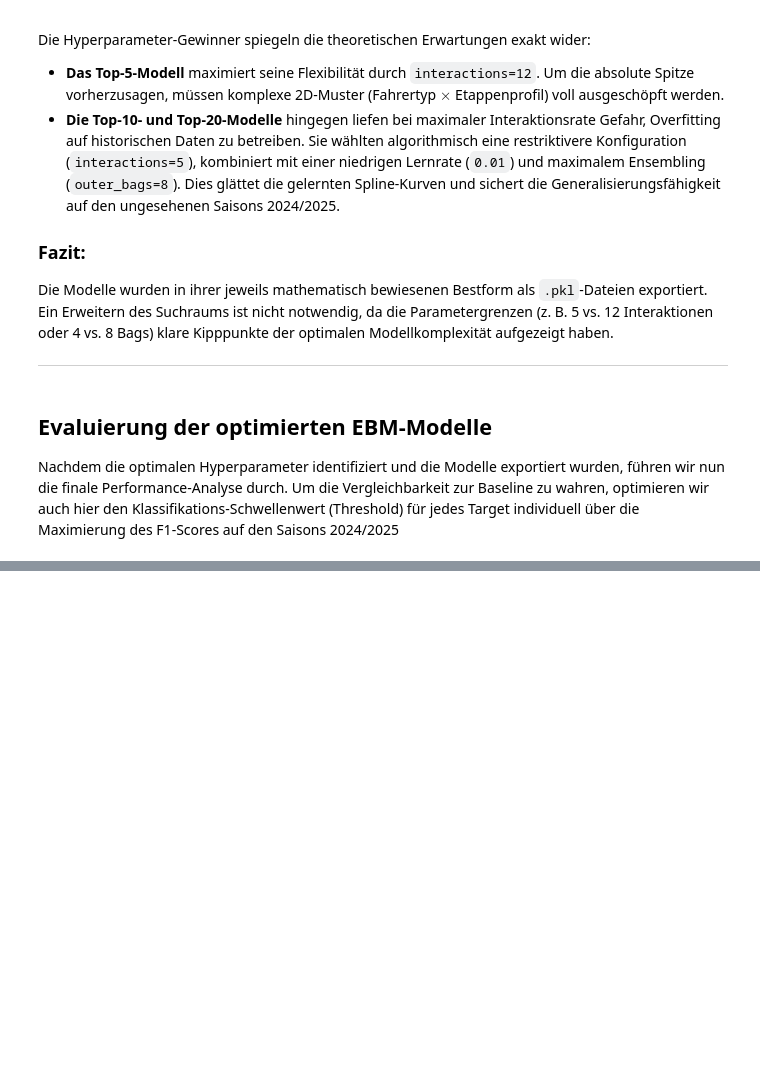
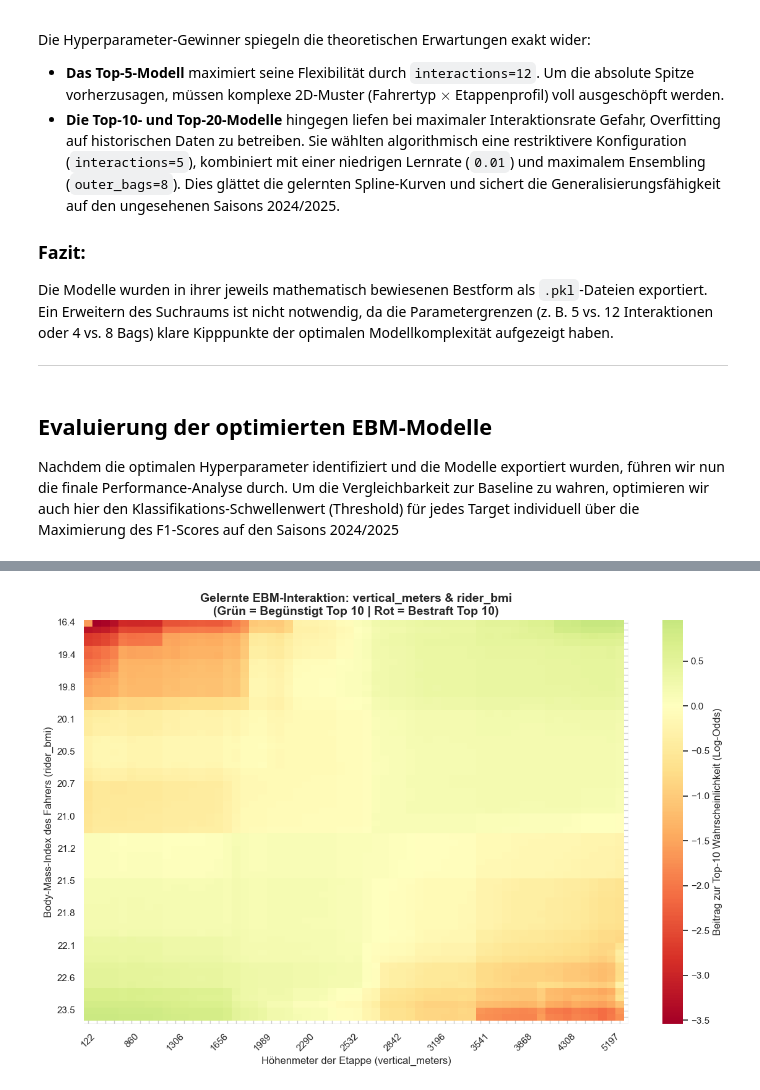
Before and after one commit to LPI24/GADA-Group3-Cycling-Stage-Prediction, a Jupyter notebook: src/Notebooks/10-01-02_EBM_final.ipynb, the cells around one changed output, grey strips where cells are left out. Drawn from its saved outputs; the diff is of its cells as text; code cells hidden in the pictures; blank space fills up the shorter version.

```diff
--- a/src/Notebooks/10-01-02_EBM_final.ipynb
+++ b/src/Notebooks/10-01-02_EBM_final.ipynb
@@ -715,0 +856,51 @@ for target in target_cols:
+# %%
+# Das beste Top-10 Modell auswählen
+best_ebm_top10 = best_models_tracker['target_top_10']['model']
+
+# Den Index der gewünschten Interaktion finden
+# Wir suchen nach dem exakten Namen in der Liste der gelernten Terme
+interaction_name = 'vertical_meters & rider_bmi'
+
+term_index = best_ebm_top10.term_names_.index(interaction_name)
+
+# Die gelernten Daten (Bin-Grenzen und Scores) extrahieren
+exp = best_ebm_top10.explain_global()
+data_dict = exp.data(term_index)
+
+# Matrix der gelernten Scores abgreifen
+scores = data_dict['scores']
+x_bins = data_dict['left_names']  # vertical_meters Bins
+y_bins = data_dict['right_names'] # rider_bmi Bins
+
+# Roh-Labels formatieren
+x_labels_raw = [f"{float(x):.0f}" if isinstance(x, (int, float)) else str(x) for x in x_bins]
+y_labels_raw = [f"{float(y):.1f}" if isinstance(y, (int, float)) else str(y) for y in y_bins]
+
+# 4. Masken für die Achsen-Ticks erstellen (alle Werte außer jedem 5. ausblenden)
+# Wenn ein Label nicht angezeigt werden soll, übergeben wir False an Seaborn
+x_ticks = [label if idx % 5 == 0 else "" for idx, label in enumerate(x_labels_raw)]
+y_ticks = [label if idx % 5 == 0 else "" for idx, label in enumerate(y_labels_raw)]
+
+# 5. Heatmap plotten
+plt.figure(figsize=(12, 8))
+sns.heatmap(
+    scores.T,
+    xticklabels=x_ticks,
+    yticklabels=y_ticks,
+    cmap='RdYlGn',
+    center=0,
+    cbar_kws={'label': 'Beitrag zur Top-10 Wahrscheinlichkeit (Log-Odds)'}
+)
+
+plt.title(f'Gelernte EBM-Interaktion: {interaction_name}\n(Grün = Begünstigt Top 10 | Rot = Bestraft Top 10)', fontsize=14, fontweight='bold')
+plt.xlabel('Höhenmeter der Etappe (vertical_meters)', fontsize=12)
+plt.ylabel('Body-Mass-Index des Fahrers (rider_bmi)', fontsize=12)
+plt.xticks(rotation=45)
+plt.yticks(rotation=0)
+plt.tight_layout()
+
+# Grafik direkt für die Hausarbeit speichern
+plt.savefig(os.path.join(model_path, 'ebm_heatmap_bmi_vs_height.png'), dpi=300)
+plt.show()
+# %% [output]
+[figure, added]
```
Also changed, not shown: parts of 13 cells of this notebook, 4 other files.
